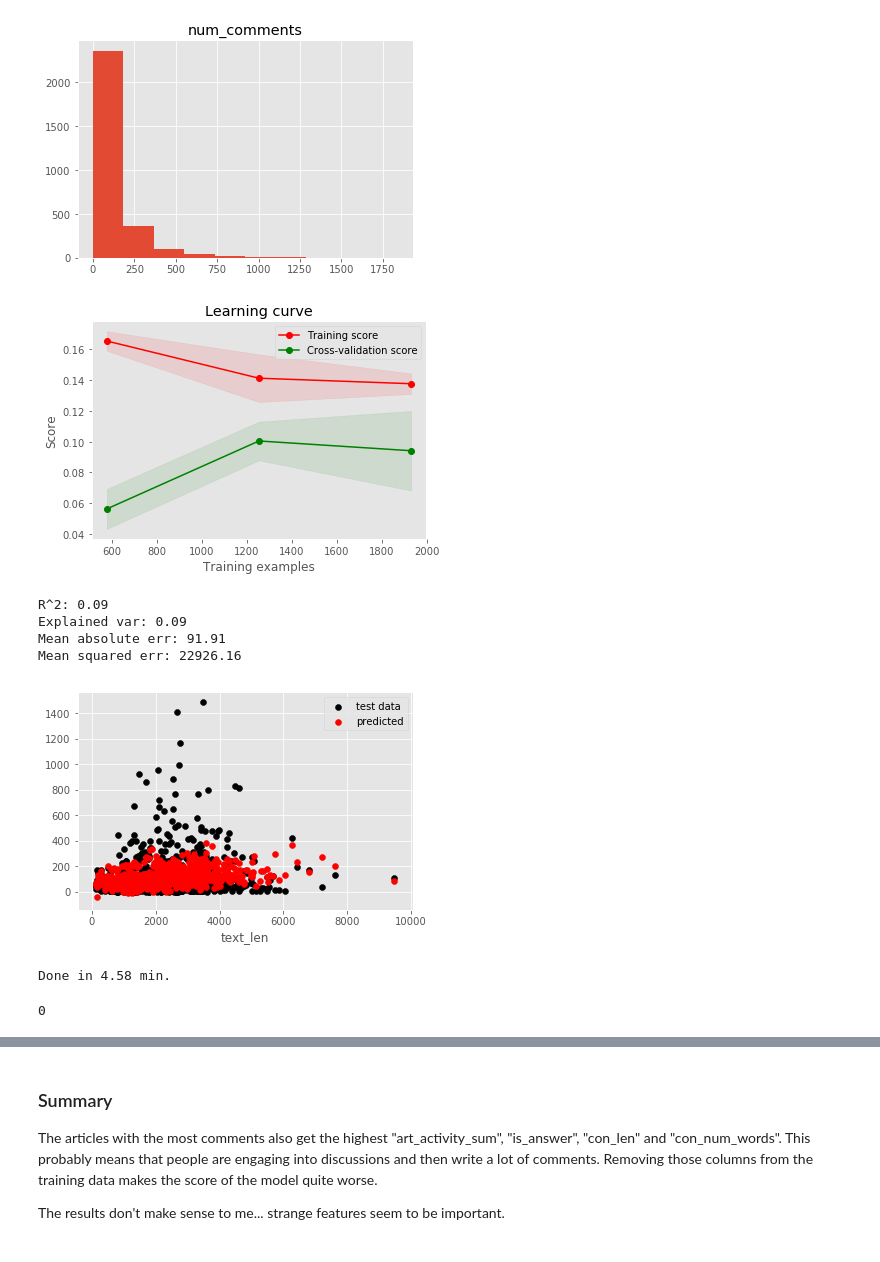
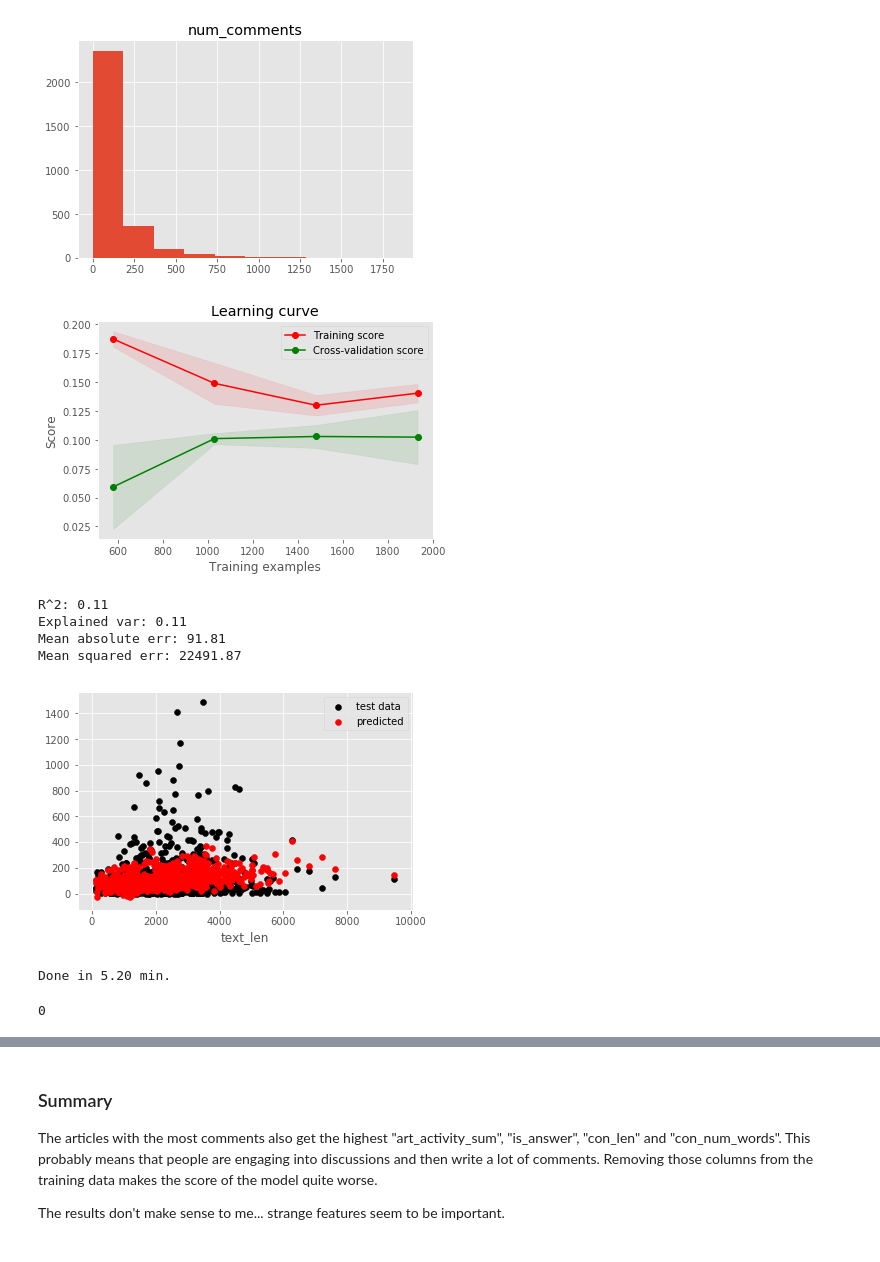
Before and after one commit to fdelia/bots, a Jupyter notebook: 5_predict_response_to_article.ipynb, the cells around one changed output, grey strips where cells are left out. Drawn from its saved outputs; the diff is of its cells as text; code cells hidden in the pictures.

Commit message:
changed scaler

```diff
--- a/5_predict_response_to_article.ipynb
+++ b/5_predict_response_to_article.ipynb
@@ -233,8 +233,8 @@ model = Pipeline([
         [
             ('statistics', Pipeline([
                 ('selector', ItemSelector(key=columns_nontext)),
-              #  ('poly', PolynomialFeatures(degree=2)), # slight increase
-                #('scaler', StandardScaler()),
+                #('poly', PolynomialFeatures(degree=2)), # reduces variance, reduces r2 a little bit
+                ('scaler', StandardScaler()),
               #  ('reduce_dim', PCA(n_components=30)),
             ])),
 
@@ -242,21 +242,23 @@ model = Pipeline([
             ('header', Pipeline([
                 ('selector', ItemSelector(key='header')),
                 ('tfidf', TfidfVectorizer(min_df=2, max_df=0.7, preprocessor=no_numbers, ngram_range=ngram_range, stop_words=stop_words)),
-               # ('best', TruncatedSVD(n_components=50)),
+                ('scaler', StandardScaler(with_mean=False)),
             ])),
 
             ('subheader', Pipeline([
                 ('selector', ItemSelector(key='sub')),
                 ('tfidf', TfidfVectorizer(min_df=2, max_df=0.7, preprocessor=no_numbers, ngram_range=ngram_range, stop_words=stop_words)),
+                ('scaler', StandardScaler(with_mean=False)),
             ])),
 
             ('text', Pipeline([
                 ('selector', ItemSelector(key='text')),
                 ('tfidf', TfidfVectorizer(min_df=0.2, max_df=0.7, preprocessor=no_numbers, ngram_range=ngram_range, stop_words=stop_words)),
+                ('scaler', StandardScaler(with_mean=False)),
             ])),
         ], n_jobs=-1
     )),
-    ('scaler', StandardScaler(with_mean=False)),
+    #('scaler', StandardScaler(with_mean=False)),
     # mutual_info_regression works better than f_regression, but gives no scores
     ('reduce_dim', SelectKBest(mutual_info_regression, k=35)),
     ('model', LinearRegression(n_jobs=-1, fit_intercept=True, normalize=False))
@@ -265,7 +267,7 @@ model = Pipeline([
 # Just choose what you want to do
 if True:
     plot_learning_curve(model, X, y, cv=3, n_jobs=-1,
-                       train_sizes=np.linspace(.3, 1.0, 3))
+                       train_sizes=np.linspace(.3, 1.0, 4))
     plt.show()
 
 if True:
@@ -273,40 +275,40 @@ if True:
     y_pred = model.predict(X_test)
     print("R^2: %1.2f" % r2_score(y_test, y_pred))
     print("Explained var: {:.2f}".format(explained_variance_score(y_test, y_pred)))
     print("Mean absolute err: {:.2f}".format(mean_absolute_error(y_test, y_pred)))
     print("Mean squared err: {:.2f}".format(mean_squared_error(y_test, y_pred)))
     # Residual plot
     X_res = X_test['text_len']
     plt.scatter(X_res, y_test, color='black', label='test data')
     plt.scatter(X_res, y_pred, color='red', label='predicted')
     plt.xlabel('text_len')
     plt.legend(); plt.show()
 
 if False:
     from sklearn.model_selection import GridSearchCV
     param_grid = {
         #'reduce_dim__score_func': [f_regression, mutual_info_regression],
         'reduce_dim__k': [30, 35, 40],
         # attention with these:
         #'model__fit_intercept': [True, False],
         #'model__normalize': [True, False]
                  }
     grid = GridSearchCV(model, param_grid, cv=3, n_jobs=-1)
     grid.fit(X_train, y_train)
 
     print(grid.best_params_)
 
 print('Done in {:.2f} min.'.format((time() - st)/60))
 # Make yourself noticeable to human
 import os; os.system('say "this is dave. the computations are finished."')
 # %% [output]
-[figure, old version]
+[figure, new version]
-R^2: 0.09
-Explained var: 0.09
-Mean absolute err: 91.91
-Mean squared err: 22926.16
+R^2: 0.11
+Explained var: 0.11
+Mean absolute err: 91.81
+Mean squared err: 22491.87
-[figure, old version]
+[figure, new version]
-Done in 4.58 min.
+Done in 5.20 min.
 0
 # %%
 # Which features are how important?
```
Also changed, not shown: parts of 1 cell of this notebook.
